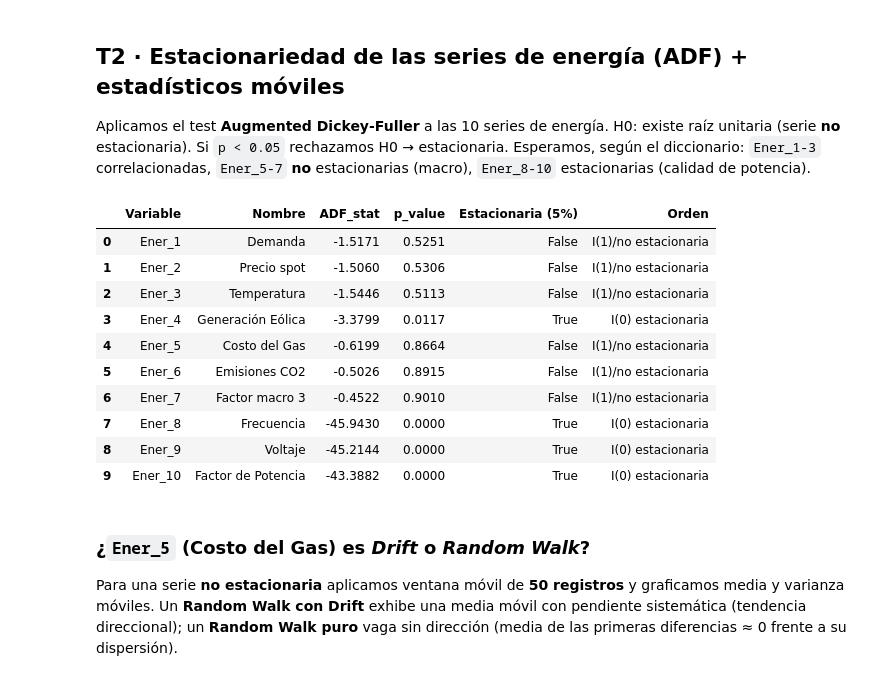
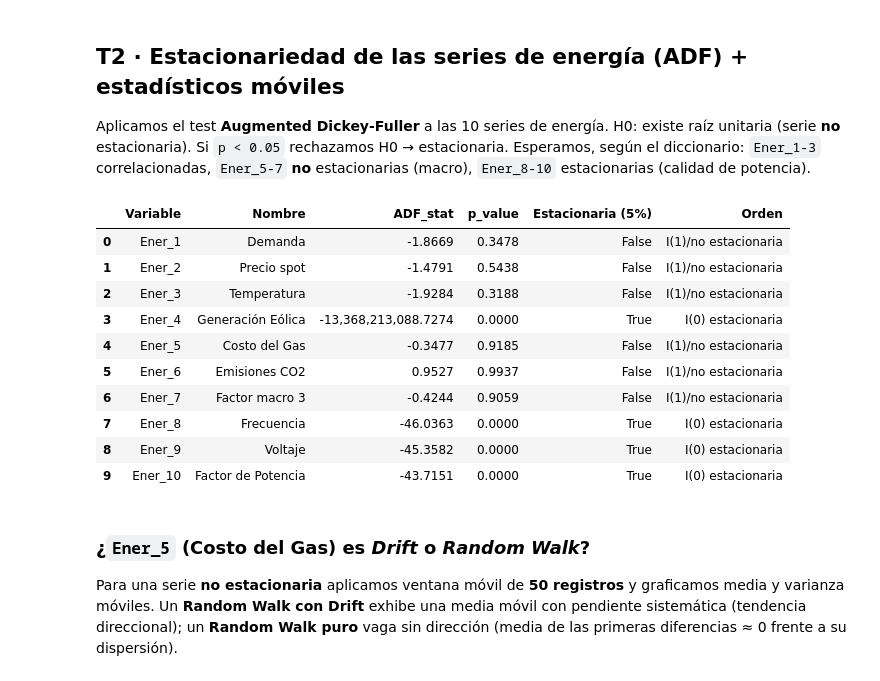
Before and after one commit to santiagovelcasallas/Challenge03_techlogistics-GomezVelez, a Jupyter notebook: notebooks/challenge03_analitica_multidimensional.ipynb, the cells around one changed output. Drawn from its saved outputs; the diff is of its cells as text; code cells hidden in the pictures.

```diff
--- a/notebooks/challenge03_analitica_multidimensional.ipynb
+++ b/notebooks/challenge03_analitica_multidimensional.ipynb
@@ -230,20 +230,20 @@ unitaria (serie **no** estacionaria). Si `p < 0.05` rechazamos H0 → estacionar
 Esperamos, según el diccionario: `Ener_1-3` correlacionadas, `Ener_5-7` **no**
 estacionarias (macro), `Ener_8-10` estacionarias (calidad de potencia).
 # %%
-adf_ener = stationarity.adf_table(ener_noise, ENER_COLS, io_utils.ENER_NAMES)
+adf_ener = stationarity.adf_table(ener_clean, ENER_COLS, io_utils.ENER_NAMES)
 display(adf_ener)
 # %% [output]
 |  | Variable | Nombre | ADF_stat | p_value | Estacionaria (5%) | Orden |
-| 0 | Ener_1 | Demanda | -1.5171 | 0.5251 | False | I(1)/no estacionaria |
-| 1 | Ener_2 | Precio spot | -1.5060 | 0.5306 | False | I(1)/no estacionaria |
-| 2 | Ener_3 | Temperatura | -1.5446 | 0.5113 | False | I(1)/no estacionaria |
-| 3 | Ener_4 | Generación Eólica | -3.3799 | 0.0117 | True | I(0) estacionaria |
-| 4 | Ener_5 | Costo del Gas | -0.6199 | 0.8664 | False | I(1)/no estacionaria |
-| 5 | Ener_6 | Emisiones CO2 | -0.5026 | 0.8915 | False | I(1)/no estacionaria |
-| 6 | Ener_7 | Factor macro 3 | -0.4522 | 0.9010 | False | I(1)/no estacionaria |
-| 7 | Ener_8 | Frecuencia | -45.9430 | 0.0000 | True | I(0) estacionaria |
-| 8 | Ener_9 | Voltaje | -45.2144 | 0.0000 | True | I(0) estacionaria |
-| 9 | Ener_10 | Factor de Potencia | -43.3882 | 0.0000 | True | I(0) estacionaria |
+| 0 | Ener_1 | Demanda | -1.8669 | 0.3478 | False | I(1)/no estacionaria |
+| 1 | Ener_2 | Precio spot | -1.4791 | 0.5438 | False | I(1)/no estacionaria |
+| 2 | Ener_3 | Temperatura | -1.9284 | 0.3188 | False | I(1)/no estacionaria |
+| 3 | Ener_4 | Generación Eólica | -13,368,213,088.7274 | 0.0000 | True | I(0) estacionaria |
+| 4 | Ener_5 | Costo del Gas | -0.3477 | 0.9185 | False | I(1)/no estacionaria |
+| 5 | Ener_6 | Emisiones CO2 | 0.9527 | 0.9937 | False | I(1)/no estacionaria |
+| 6 | Ener_7 | Factor macro 3 | -0.4244 | 0.9059 | False | I(1)/no estacionaria |
+| 7 | Ener_8 | Frecuencia | -46.0363 | 0.0000 | True | I(0) estacionaria |
+| 8 | Ener_9 | Voltaje | -45.3582 | 0.0000 | True | I(0) estacionaria |
+| 9 | Ener_10 | Factor de Potencia | -43.7151 | 0.0000 | True | I(0) estacionaria |
 # %% [markdown]
 ### ¿`Ener_5` (Costo del Gas) es *Drift* o *Random Walk*?
 
```
Also changed, not shown: parts of 3 cells of this notebook, 3 other files.
